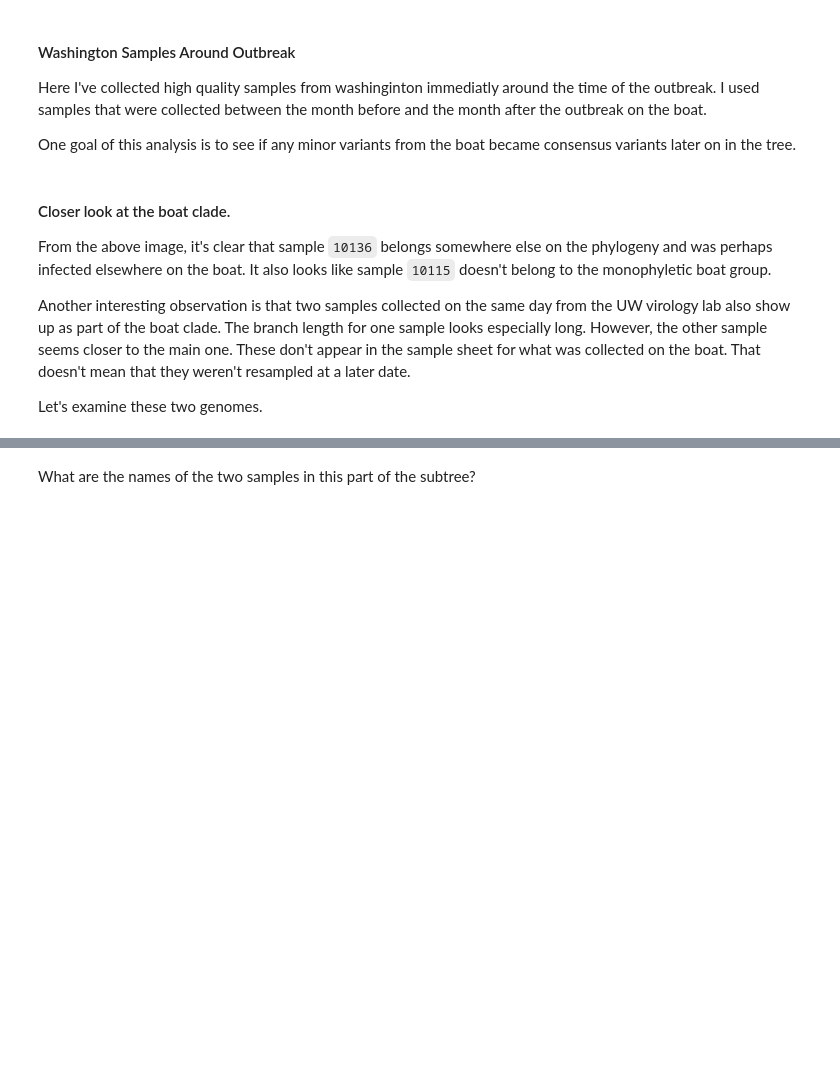
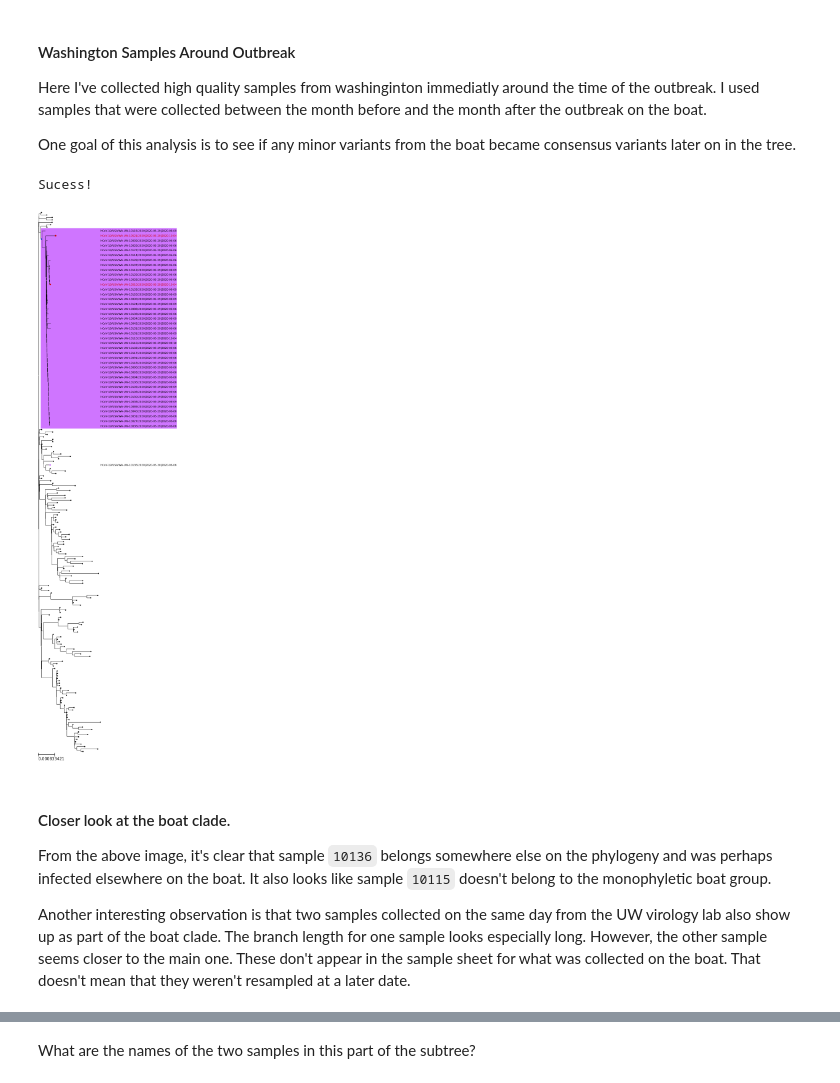
Before and after one commit to jbloomlab/SARS-CoV-2_bottleneck, a Jupyter notebook: workflow/notebooks/Phylogenetic-Analysis.ipynb, the cells around one changed output, grey strips where cells are left out. Cells and saved outputs as stored; diff of their text form; code cells hidden in the pictures; blank space fills up the shorter version.

```diff
--- a/workflow/notebooks/Phylogenetic-Analysis.ipynb
+++ b/workflow/notebooks/Phylogenetic-Analysis.ipynb
@@ -908,8 +864,81 @@ t.render("%%inline", w=30, units="in", tree_style = ts)
+# %%
+# Look at the washington phylogeny
+t = Tree("results/phylogeny/after_washington_phylogeny.aligned.fa.treefile")
+
+# Get only the genomes that belong to the same clade all of the boat samples
+boat_minimum_names = [n.name for n in t.get_leaves() if n.name.split("|")[0] in boat_minimum_clade]
+boat_all_names = [n.name for n in t.get_leaves() if n.name.split("|")[0] in boat_all_clade]
+
+# Get the subtree starting at the common ancestor to the washington seqs
+washington_tree = t.get_common_ancestor(boat_all_names)
+
+# Get the samples that break the monophyletic relationship of the boat samples:
+non_monophyletic = washington_tree.check_monophyly(boat_minimum_names, "name")[-1]
+
+def layout(node):
+    # If node is a leaf, add the nodes name and a its scientific name
+    if node.name in boat_all_names:
+        faces.add_face_to_node(AttrFace("name", fsize=6), node, column=0, aligned = True)
+    elif node in non_monophyletic:
+        faces.add_face_to_node(AttrFace("name", fsize=6, fgcolor = "#d10000"), node, column=0, aligned = True)
+
+# Color any of the leaves with boat samples
+for n in washington_tree.traverse():
+    if n.name.split("|")[0] in GISAID_metadata_boat['Virus name'].tolist():
+        nstyle = NodeStyle()
+        nstyle["fgcolor"] = clade_colors["Boat"]
+        nstyle["size"] = 4
+        n.set_style(nstyle)
+
+    elif n in non_monophyletic:
+        nstyle = NodeStyle()
+        nstyle["fgcolor"] = "#d10000"
+        nstyle["size"] = 4
+        n.set_style(nstyle)
+
+    elif n.is_leaf():
+        nstyle = NodeStyle()
+        nstyle["fgcolor"] = "#000000"
+        nstyle["size"] = 2.5
+        n.set_style(nstyle)
+
+    else:
+        nstyle = NodeStyle()
+        nstyle["fgcolor"] = "#ababab"
+        nstyle["size"] = 0.5
+        n.set_style(nstyle)
+
+
+
+# Color the local boat clade minus the individuals that fall outside it.
+boat_node = washington_tree.get_common_ancestor(boat_minimum_names)
+boat_style = NodeStyle()
+boat_style["bgcolor"] = clade_colors["Boat"]
+boat_node.set_style(boat_style)
+
+# Set the global tree-style parameters
+ts = TreeStyle()
+ts.layout_fn = layout
+ts.show_leaf_name = False
+ts.branch_vertical_margin = 5
+ts.show_branch_support = False
+ts.show_branch_length = False
+
+washington_tree.ladderize()
+
+# Save the figure
+washington_tree.render("results/phylogeny/washington-only-phylogeny.png", w=5, units="in", tree_style = ts)
+
+print("Sucess!")
+
+# Render the figure locally
+washington_tree.render("%%inline", w=5, units="in", tree_style = ts)
+# %% [output]
+Sucess!
+[figure, added]
 # %% [markdown]
 #### Closer look at the boat clade.
 
 From the above image, it's clear that sample `10136` belongs somewhere else on the phylogeny and was perhaps infected elsewhere on the boat. It also looks like sample `10115` doesn't belong to the monophyletic boat group.
 
 Another interesting observation is that two samples collected on the same day from the UW virology lab also show up as part of the boat clade. The branch length for one sample looks especially long. However, the other sample seems closer to the main one. These don't appear in the sample sheet for what was collected on the boat. That doesn't mean that they weren't resampled at a later date.
-
-Let's examine these two genomes.
```
Also changed, not shown: parts of 25 cells of this notebook, 1 other file.
